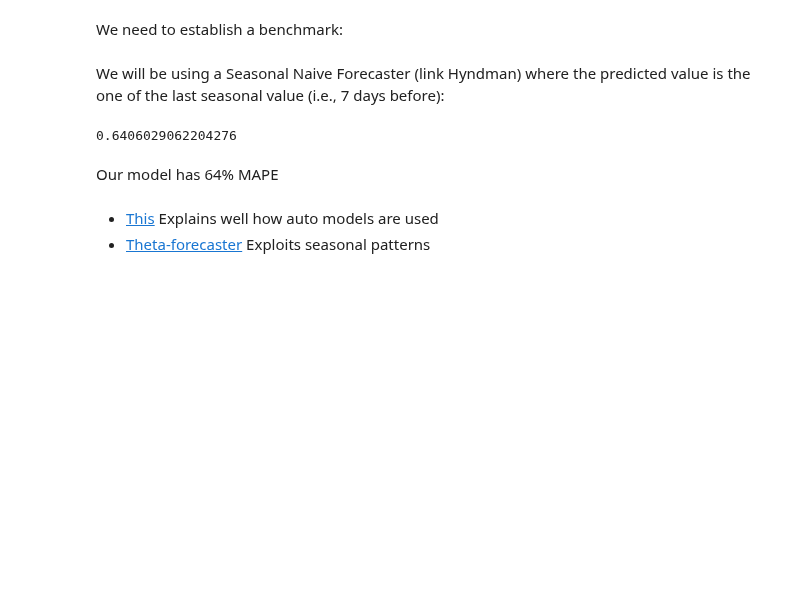
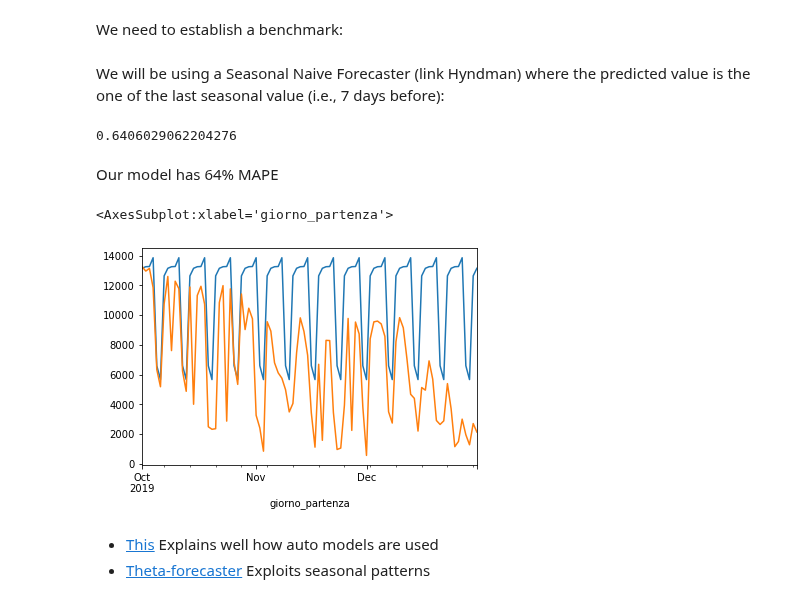
Before and after one commit to toscasterre/thesis-forecasting, a Jupyter notebook: notebooks/04-benchmark_model.ipynb, the cells around one changed output. Cells and saved outputs as stored; diff of their text form; code cells hidden in the pictures; blank space fills up the shorter version.

```diff
--- a/notebooks/04-benchmark_model.ipynb
+++ b/notebooks/04-benchmark_model.ipynb
@@ -75,6 +75,12 @@ mean_absolute_percentage_error(y_test, y_pred)
 0.6406029062204276
 # %% [markdown]
 Our model has 64% MAPE
+# %%
+y_pred.plot()
+y_test.plot()
+# %% [output]
+<AxesSubplot:xlabel='giorno_partenza'>
+[figure, added]
 # %% [markdown]
 * [This](https://www.sciencedirect.com/science/article/pii/S0169207000000674) Explains well how auto models are used
 * [Theta-forecaster](https://www.sciencedirect.com/science/article/pii/S0169207000000662) Exploits seasonal patterns
```
Also changed, not shown: 1 other file.
